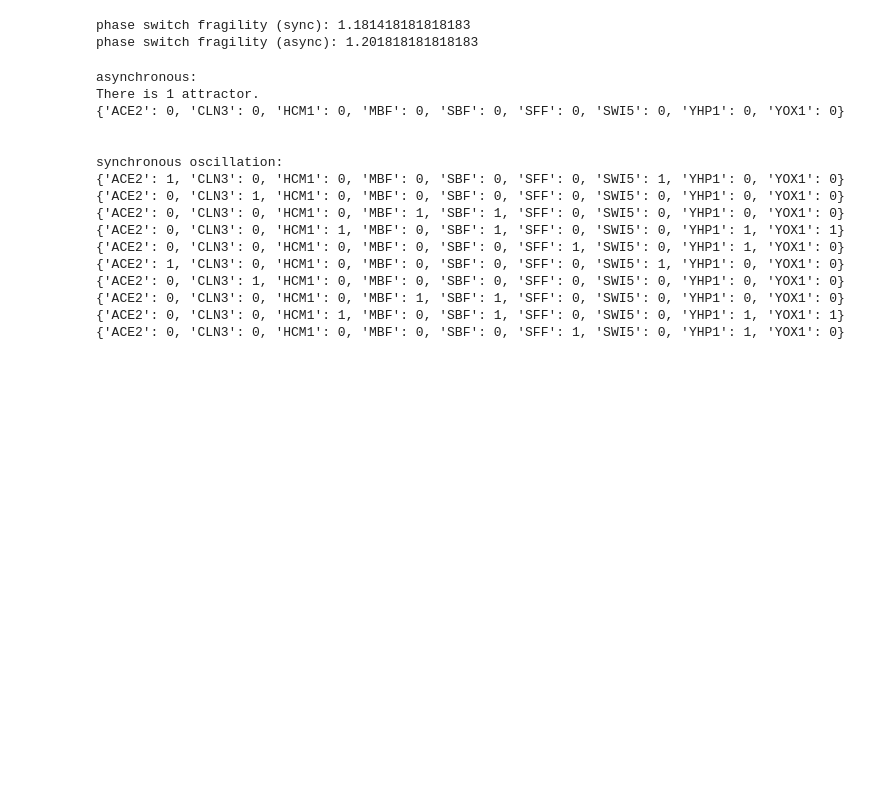
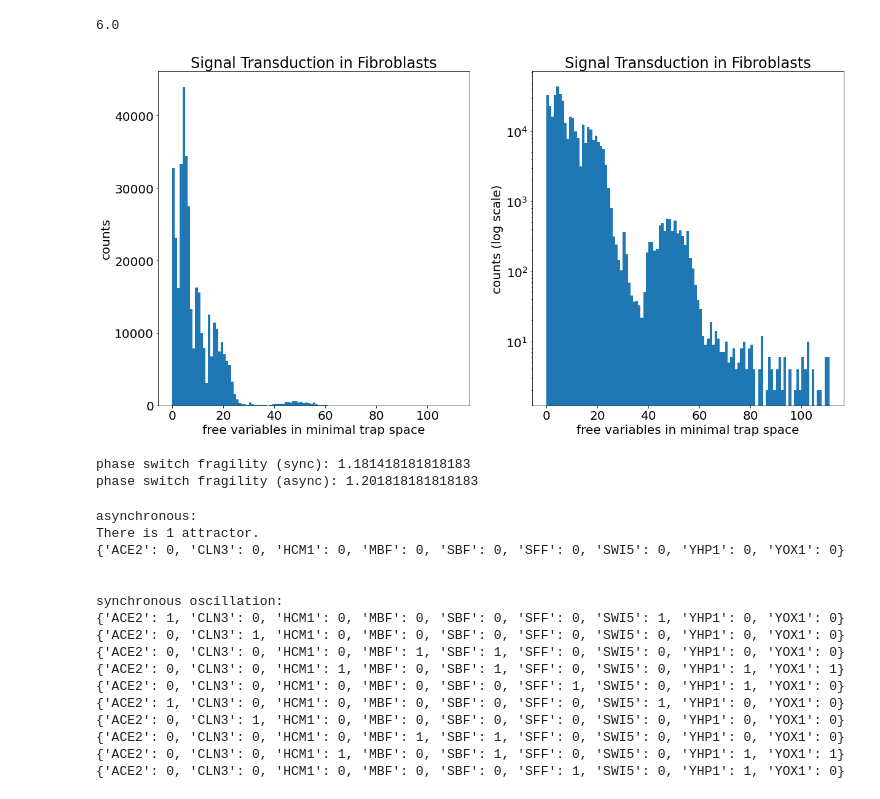
Before and after one commit to kyuhyongpark/cubewalkers-analysis, a Jupyter notebook: analysis_of_specific_models.ipynb, the cells around one changed output. Drawn from its saved outputs; the diff is of its cells as text; code cells hidden in the pictures; blank space fills up the shorter version.

Commit message:
added trap space analysis of fibroblast model

```diff
--- a/analysis_of_specific_models.ipynb
+++ b/analysis_of_specific_models.ipynb
@@ -6,3 +157,26 @@ import pyboolnet as pbn
+# %%
+from statistics import median
+import matplotlib.pyplot as plt
+%matplotlib inline
+plt.rcParams.update({'font.size':20})
+n_free = [len(primes_stf) - len(x) for x in ts_dicts]
+fig,ax = plt.subplots(1,2,figsize=(20,10))
+fig.set_facecolor('white')
+ax[0].hist(n_free,bins=max(n_free))
+ax[0].set_title('Signal Transduction in Fibroblasts')
+ax[0].set_xlabel('free variables in minimal trap space')
+ax[0].set_ylabel('counts')
+
+ax[1].hist(n_free,bins=max(n_free))
+ax[1].set_yscale('log')
+ax[1].set_title('Signal Transduction in Fibroblasts')
+ax[1].set_xlabel('free variables in minimal trap space')
+ax[1].set_ylabel('counts (log scale)')
+
+print(median(n_free))
+# %% [output]
+6.0
+[figure, added]
 # %%
 phase_switch_rules='''
 Cdc20*= pAPC and (not Cdh1) and (not Mad2)
```
Also changed, not shown: parts of 1 cell of this notebook.
